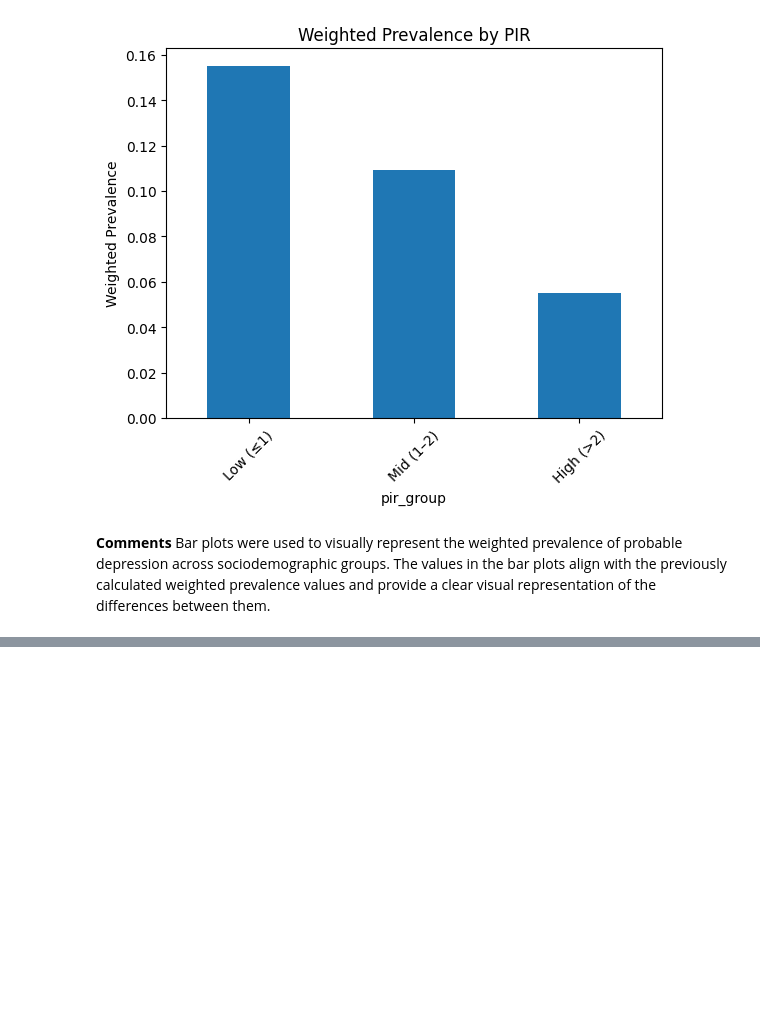
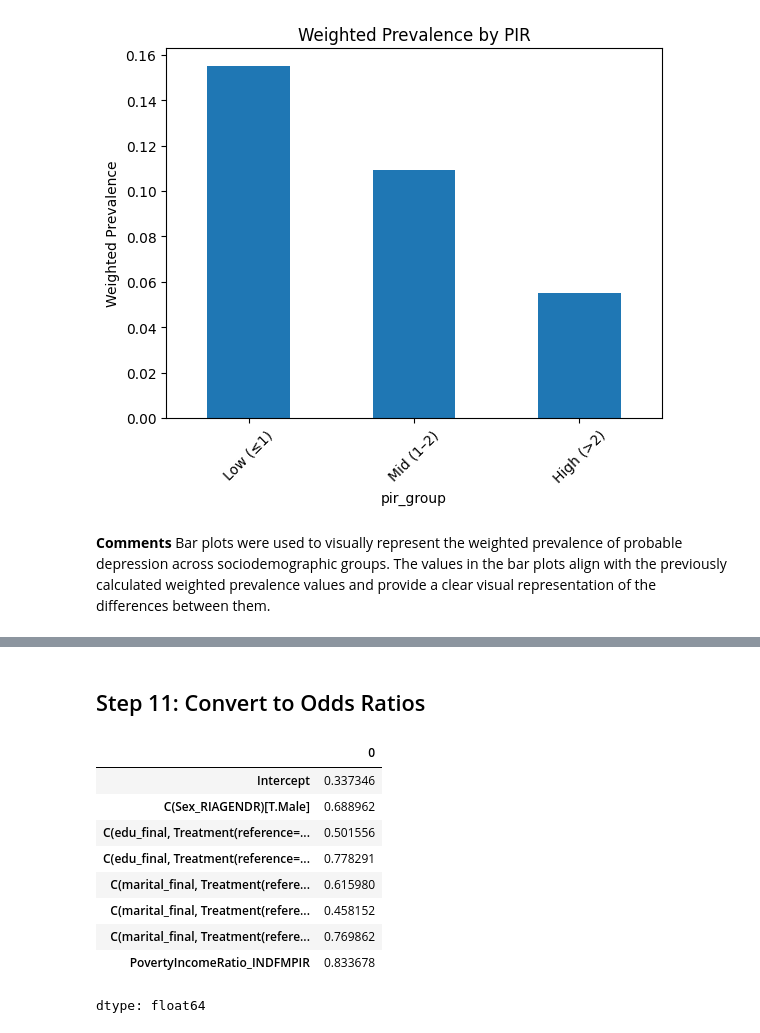
Before and after one commit to Sreyaakm/nhanes-depression-analytics, a Jupyter notebook: notebooks/06_weighted_model_selection.ipynb, the cells around one changed output, grey strips where cells are left out. Saved outputs shown, nothing was run; the diff lists cells and outputs as text; code cells hidden in the pictures; blank space fills up the shorter version.

```diff
--- a/notebooks/06_weighted_model_selection.ipynb
+++ b/notebooks/06_weighted_model_selection.ipynb
@@ -291,0 +569,16 @@ plot_bar(pir_prevalence, "Weighted Prevalence by PIR")
+# %% [markdown]
+## Step 11: Convert to Odds Ratios
+# %%
+import numpy as np
+np.exp(model3.params)
+# %% [output]
+|  | 0 |
+| Intercept | 0.337346 |
+| C(Sex_RIAGENDR)[T.Male] | 0.688962 |
+| C(edu_final, Treatment(reference=... | 0.501556 |
+| C(edu_final, Treatment(reference=... | 0.778291 |
+| C(marital_final, Treatment(refere... | 0.615980 |
+| C(marital_final, Treatment(refere... | 0.458152 |
+| C(marital_final, Treatment(refere... | 0.769862 |
+| PovertyIncomeRatio_INDFMPIR | 0.833678 |
+dtype: float64
```
Also changed, not shown: parts of 32 cells of this notebook.
